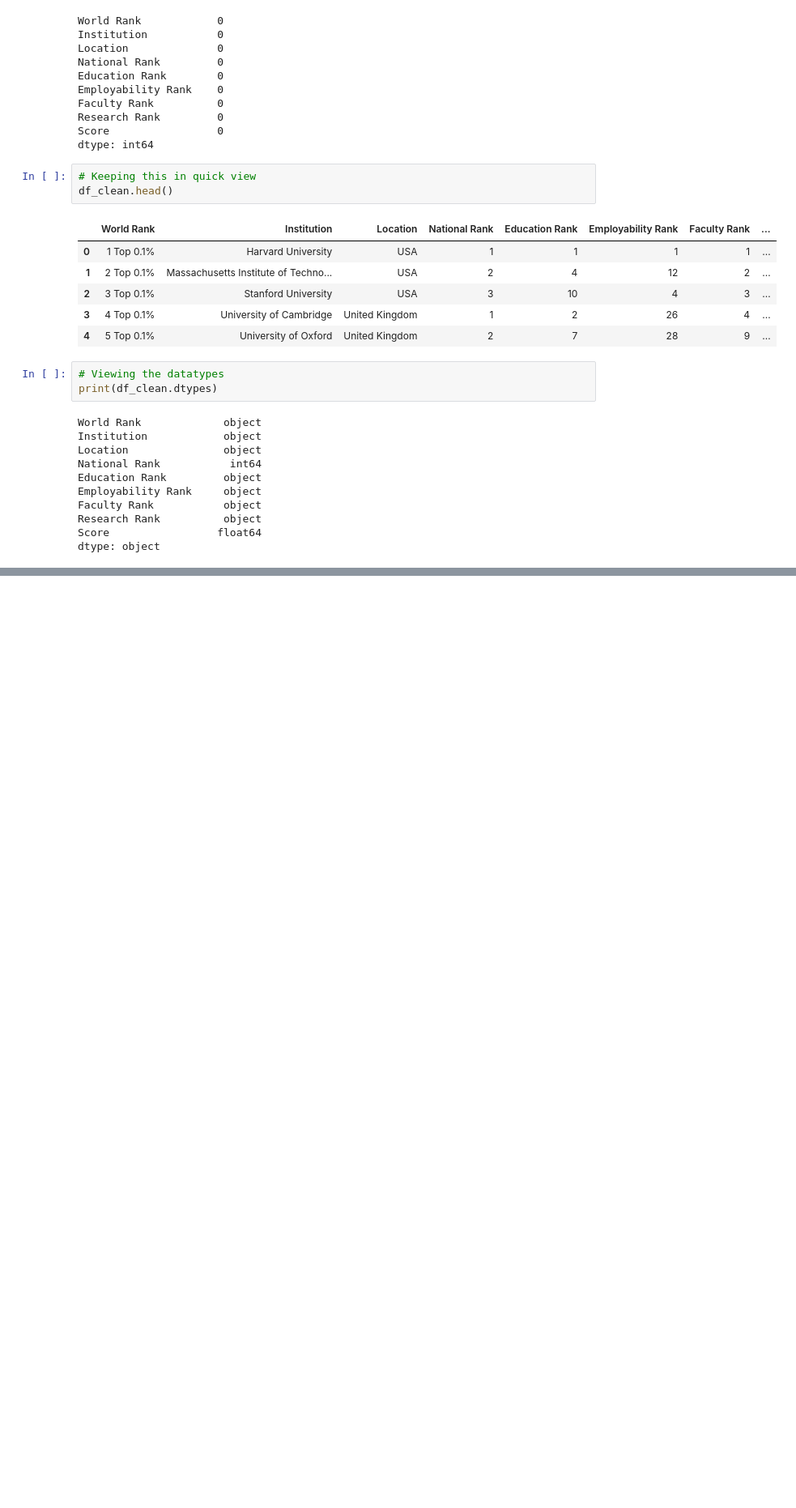
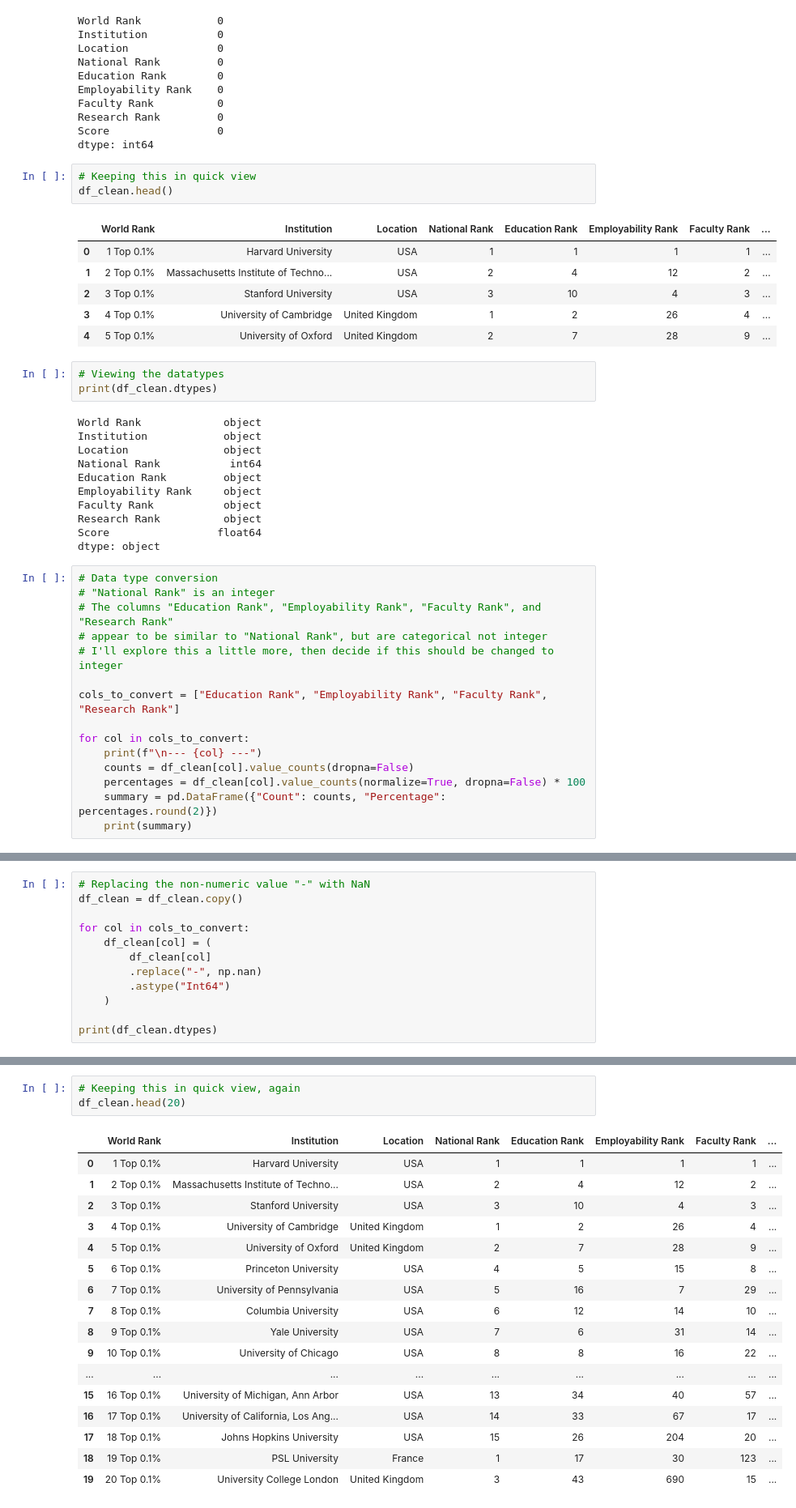
Before and after one commit to jonathern/ucu-msds-jonathankateega, a Jupyter notebook: data_science_lifecycle/Project 1/Notebooks attempt 2/wrangling.ipynb, the cells around one changed output, grey strips where cells are left out. Shown at 81% size. Cells and saved outputs as stored; diff of their text form; blank space fills up the shorter version.

Commit message:
completed data acquisition and wrangling

```diff
--- a/data_science_lifecycle/Project 1/Notebooks attempt 2/wrangling.ipynb
+++ b/data_science_lifecycle/Project 1/Notebooks attempt 2/wrangling.ipynb
@@ -124,3 +125,18 @@ Faculty Rank           object
 Research Rank          object
 Score                 float64
 dtype: object
+# %%
+# Data type conversion
+# "National Rank" is an integer
+# The columns "Education Rank", "Employability Rank", "Faculty Rank", and "Research Rank"
+# appear to be similar to "National Rank", but are categorical not integer
+# I'll explore this a little more, then decide if this should be changed to integer
+
+cols_to_convert = ["Education Rank", "Employability Rank", "Faculty Rank", "Research Rank"]
+
+for col in cols_to_convert:
+    print(f"\n--- {col} ---")
+    counts = df_clean[col].value_counts(dropna=False)
+    percentages = df_clean[col].value_counts(normalize=True, dropna=False) * 100
+    summary = pd.DataFrame({"Count": counts, "Percentage": percentages.round(2)})
+    print(summary)
@@ -126,0 +161,12 @@ dtype: object
+# %%
+# Replacing the non-numeric value "-" with NaN
+df_clean = df_clean.copy()
+
+for col in cols_to_convert:
+    df_clean[col] = (
+        df_clean[col]
+        .replace("-", np.nan)
+        .astype("Int64")
+    )
+
+print(df_clean.dtypes)
@@ -126,0 +184,21 @@ dtype: object
+# %%
+# Keeping this in quick view, again
+df_clean.head(20)
+# %% [output]
+|  | World Rank | Institution | Location | National Rank | Education Rank | Employability Rank | Faculty Rank | ... |
+| 0 | 1 Top 0.1% | Harvard University | USA | 1 | 1 | 1 | 1 | ... |
+| 1 | 2 Top 0.1% | Massachusetts Institute of Techno... | USA | 2 | 4 | 12 | 2 | ... |
+| 2 | 3 Top 0.1% | Stanford University | USA | 3 | 10 | 4 | 3 | ... |
+| 3 | 4 Top 0.1% | University of Cambridge | United Kingdom | 1 | 2 | 26 | 4 | ... |
+| 4 | 5 Top 0.1% | University of Oxford | United Kingdom | 2 | 7 | 28 | 9 | ... |
+| 5 | 6 Top 0.1% | Princeton University | USA | 4 | 5 | 15 | 8 | ... |
+| 6 | 7 Top 0.1% | University of Pennsylvania | USA | 5 | 16 | 7 | 29 | ... |
+| 7 | 8 Top 0.1% | Columbia University | USA | 6 | 12 | 14 | 10 | ... |
+| 8 | 9 Top 0.1% | Yale University | USA | 7 | 6 | 31 | 14 | ... |
+| 9 | 10 Top 0.1% | University of Chicago | USA | 8 | 8 | 16 | 22 | ... |
+| ... | ... | ... | ... | ... | ... | ... | ... | ... |
+| 15 | 16 Top 0.1% | University of Michigan, Ann Arbor | USA | 13 | 34 | 40 | 57 | ... |
+| 16 | 17 Top 0.1% | University of California, Los Ang... | USA | 14 | 33 | 67 | 17 | ... |
+| 17 | 18 Top 0.1% | Johns Hopkins University | USA | 15 | 26 | 204 | 20 | ... |
+| 18 | 19 Top 0.1% | PSL University | France | 1 | 17 | 30 | 123 | ... |
+| 19 | 20 Top 0.1% | University College London | United Kingdom | 3 | 43 | 690 | 15 | ... |
```
Also changed, not shown: parts of 18 cells of this notebook, 1 other file.
